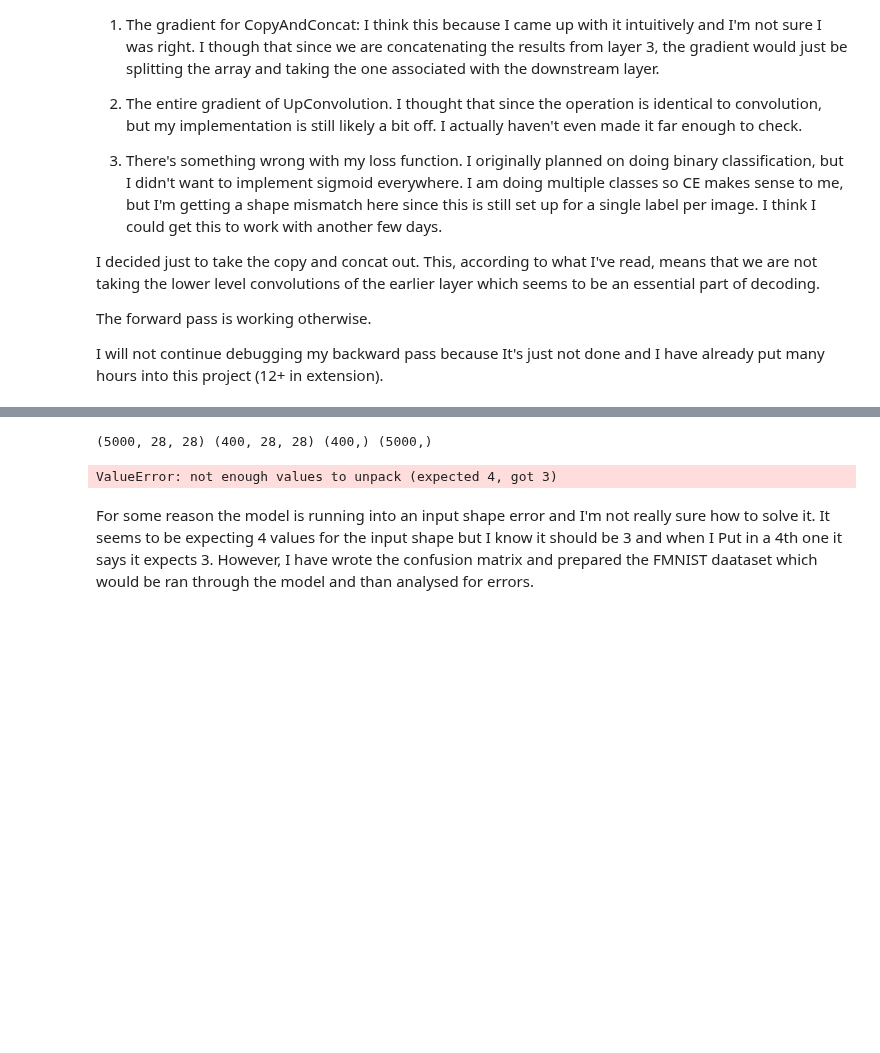
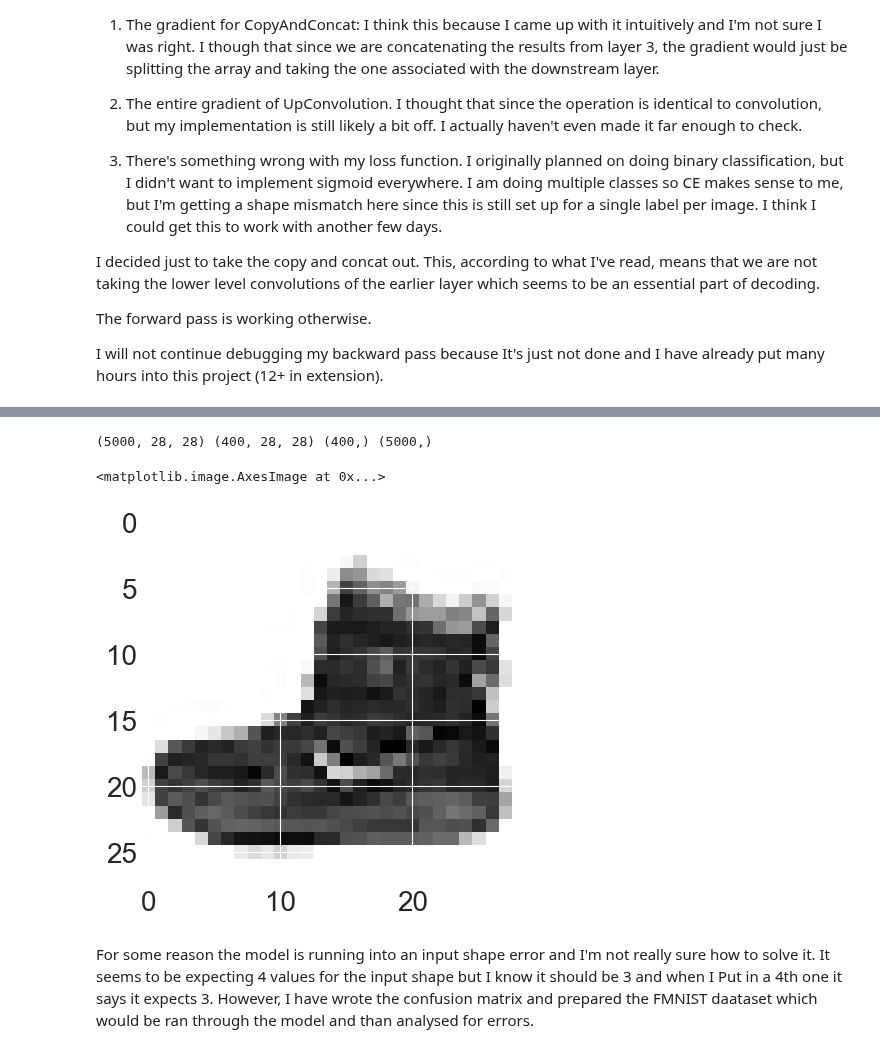
Before and after one commit to GhailanFadah/Neural-Networks, a Jupyter notebook: project3/optimize_and_train_cnn.ipynb, the cells around one changed output, grey strips where cells are left out. Drawn from its saved outputs; the diff is of its cells as text; code cells hidden in the pictures; blank space fills up the shorter version.

```diff
--- a/project3/optimize_and_train_cnn.ipynb
+++ b/project3/optimize_and_train_cnn.ipynb
@@ -800,34 +808,19 @@ I will not continue debugging my backward pass because It's just not done and I
 # %%
-def confusion_matrix(y, y_pred):
-        un_arr = np.unique(y)
-        r = un_arr.shape[0]
-
-
-        y_pred = np.array(y_pred, dtype=int)
-        y = np.array(y, dtype=int)
-        m = [[0] * r for i in range(r)]
-        for pred, exp in zip(y_pred, y):
-            m[pred][exp] += 1
-        return m
-
 from tensorflow import keras
 (x_train_F, y_train_F), (x_test_F, y_test_F) = keras.datasets.fashion_mnist.load_data()
 
 
 # get smaller dataset
-x_train_F = x_train_F[0:5000, :, :]
+x_train_F = x_train_F[0:5000,np.newaxis, :, :]
 y_train_F = y_train_F[0:5000]
-x_val_F = x_train_F[5000:5200, :, :]
+x_val_F = x_train_F[5000:5200,np.newaxis, :, :]
 y_val_F = y_train_F[5000:5200]
-x_test_F = x_test_F[0:400, :, :]
+x_test_F = x_test_F[0:400,np.newaxis, :, :]
 y_test_F = y_test_F[0:400]
 print(x_train_F.shape, x_test_F.shape, y_test_F.shape, y_train_F.shape)
 
-#train our model
-
-Fmnist_accel = ConvNet4Accel(wt_scale = 2e-2, reg = 0.008, input_shape=(1,28,28))
-Fmnist_accel.compile('adam', lr = 0.00025)
-Fmnist_accel.fit(x_train_F, y_train_F, x_val_F, y_val_F,acc_freq=10, print_every=10, mini_batch_sz = 100, n_epochs = 10)
+plt.imshow(x_train_F[0,0])
 # %% [output]
 (5000, 28, 28) (400, 28, 28) (400,) (5000,)
-ValueError: not enough values to unpack (expected 4, got 3)
+<matplotlib.image.AxesImage at 0x...>
+[figure, added]
```
Also changed, not shown: parts of 5 cells of this notebook.
